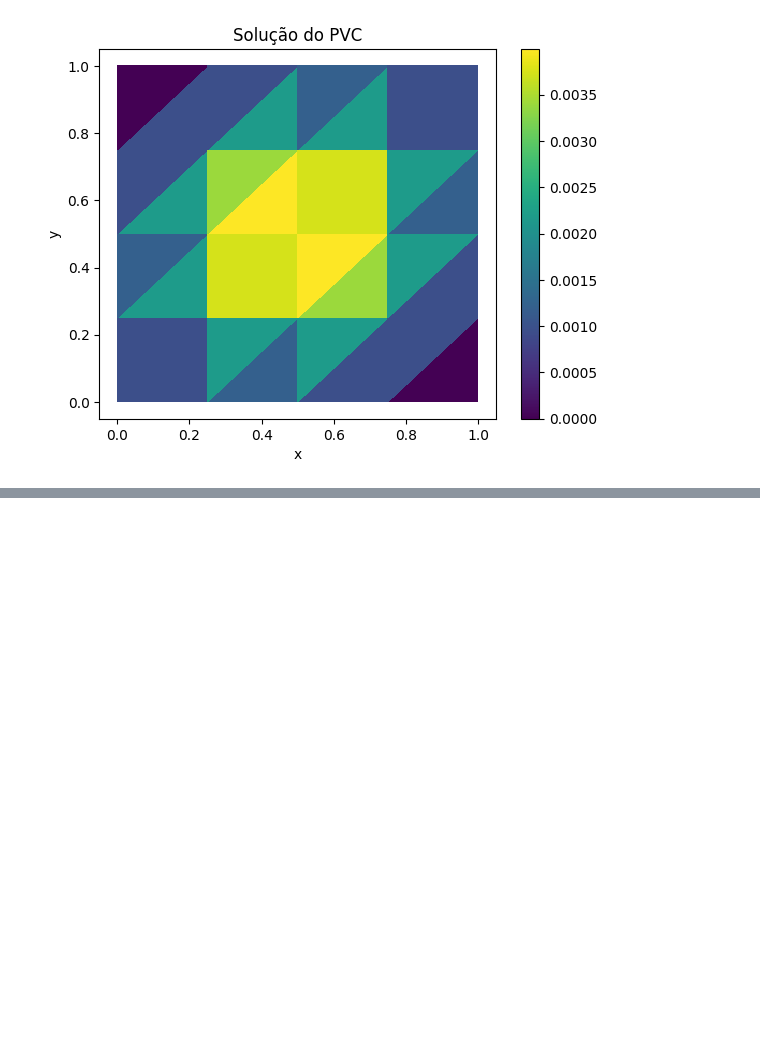
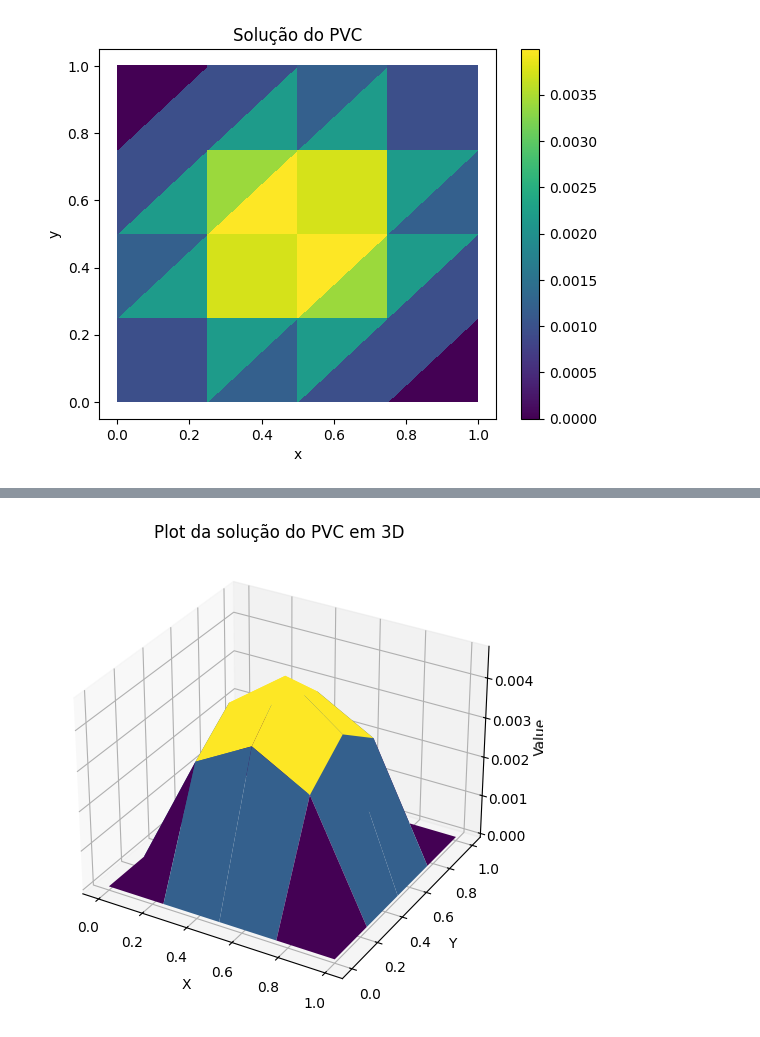
Before and after one commit to carloshenriquefbf/computational-linear-algebra, a Jupyter notebook: PVC.ipynb, the cells around one changed output, grey strips where cells are left out. Cells and saved outputs as stored; diff of their text form; code cells hidden in the pictures; blank space fills up the shorter version.

```diff
--- a/PVC.ipynb
+++ b/PVC.ipynb
@@ -317,0 +390,4 @@ plottar_solucao(points, triangles, U)
+# %%
+plotar_solucao_3d(U)
+# %% [output]
+[figure, added]
```
Also changed, not shown: parts of 8 cells of this notebook, 3 other files.
